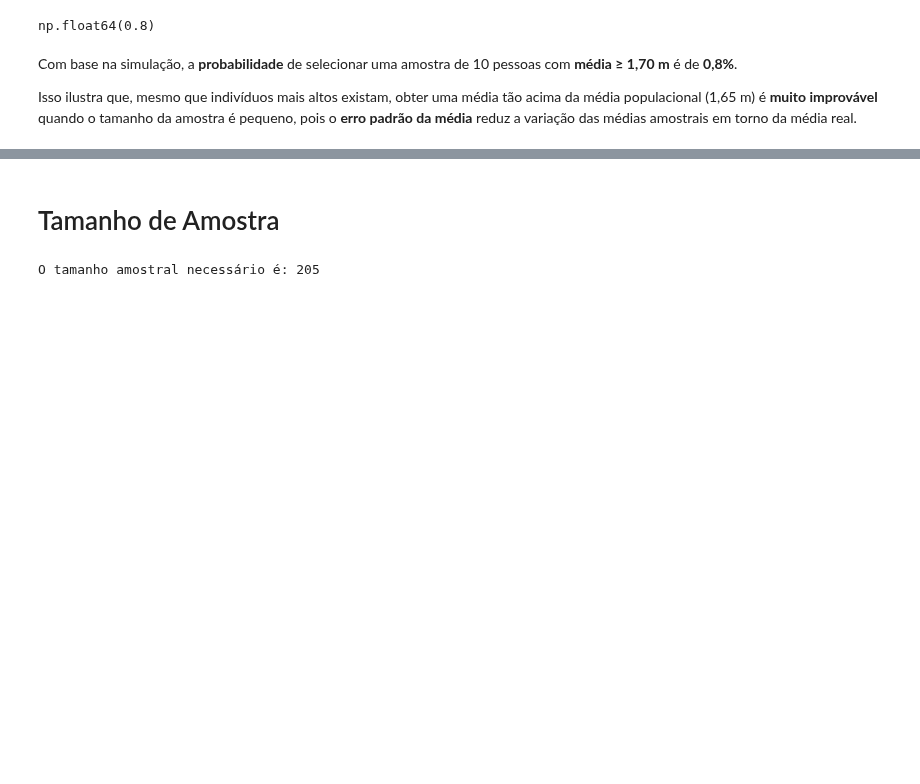
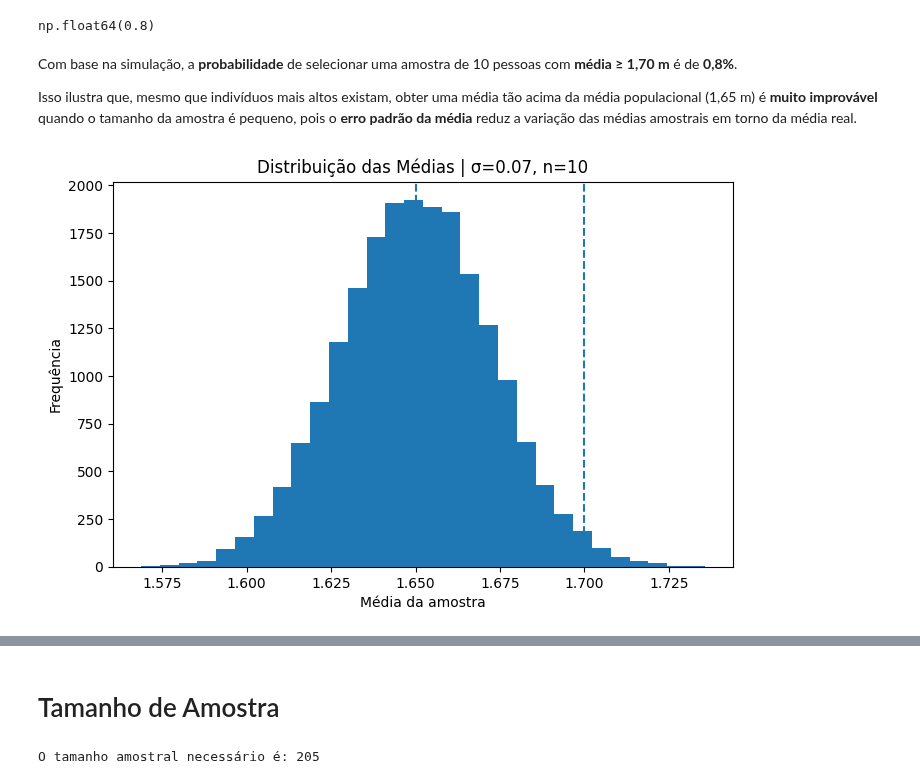
Before and after one commit to Laurentius96/DNC-DataScience, a Jupyter notebook: Materia_7-Estatistica/Aulas/DNC_DSM7_Material_Est_Inf_Distribuicao.ipynb, the cells around one changed output, grey strips where cells are left out. Cells and saved outputs as stored; diff of their text form; code cells hidden in the pictures; blank space fills up the shorter version.

```diff
--- a/Materia_7-Estatistica/Aulas/DNC_DSM7_Material_Est_Inf_Distribuicao.ipynb
+++ b/Materia_7-Estatistica/Aulas/DNC_DSM7_Material_Est_Inf_Distribuicao.ipynb
@@ -713,3 +713,88 @@ np.float64(0.8)
 Com base na simulação, a **probabilidade** de selecionar uma amostra de 10 pessoas com **média ≥ 1,70 m** é de **0,8%**.
 
 Isso ilustra que, mesmo que indivíduos mais altos existam, obter uma média tão acima da média populacional (1,65 m) é **muito improvável** quando o tamanho da amostra é pequeno, pois o **erro padrão da média** reduz a variação das médias amostrais em torno da média real.
+# %%
+import numpy as np
+import matplotlib.pyplot as plt
+from scipy.stats import norm
+import pandas as pd
+
+np.random.seed(42)
+
+mu = 1.65
+sigmas = [0.07, 0.12]  # baixa e alta variabilidade populacional
+ns = [10, 50]
+n_trials = 20000
+
+results = {}
+
+for sigma in sigmas:
+    results[sigma] = {}
+    for n in ns:
+        # Simular distribuição amostral das médias
+        sample_means = np.mean(
+            np.random.normal(loc=mu, scale=sigma, size=(n_trials, n)), axis=1
+        )
+        # Probabilidade empírica da média >= 1.70
+        p_mean_ge_170_sim = np.mean(sample_means >= 1.70)
+
+        # Probabilidade analítica da média >= 1.70 (Normal do TCL)
+        p_mean_ge_170_ana = 1 - norm.cdf(1.70, loc=mu, scale=sigma/np.sqrt(n))
+
+        # Probabilidade de ter pelo menos 1 pessoa >= 1.70
+        p_ind_ge_170 = 1 - norm.cdf(1.70, loc=mu, scale=sigma)    # por indivíduo
+        p_at_least_one_ge_170 = 1 - (1 - p_ind_ge_170)**n         # em n pessoas
+
+        results[sigma][n] = {
+            "p_media_ge_170_sim": p_mean_ge_170_sim,
+            "p_media_ge_170_ana": p_mean_ge_170_ana,
+            "p_pelo_menos_um_ge_170": p_at_least_one_ge_170,
+            "stderr": sigma/np.sqrt(n),
+            "sample_means": sample_means  # para plot
+        }
+
+# Plot 1: sigma=0.07, n=10 vs n=50 (duas figuras distintas)
+for n in ns:
+    sample_means = results[0.07][n]["sample_means"]
+    plt.figure(figsize=(8,5))
+    plt.hist(sample_means, bins=30)
+    plt.axvline(mu, linestyle="dashed")
+    plt.axvline(1.70, linestyle="dashed")
+    plt.title(f"Distribuição das Médias | σ=0.07, n={n}")
+    plt.xlabel("Média da amostra")
+    plt.ylabel("Frequência")
+    plt.show()
+
+# Plot 2: efeito de aumentar σ (mantendo n=10)
+sample_means_sigma_low = results[0.07][10]["sample_means"]
+sample_means_sigma_high = results[0.12][10]["sample_means"]
+
+plt.figure(figsize=(8,5))
+plt.hist(sample_means_sigma_low, bins=30, alpha=0.7, label="σ=0.07")
+plt.hist(sample_means_sigma_high, bins=30, alpha=0.5, label="σ=0.12")
+plt.axvline(mu, linestyle="dashed")
+plt.axvline(1.70, linestyle="dashed")
+plt.title("Comparação: σ baixo vs σ alto (n=10)")
+plt.xlabel("Média da amostra")
+plt.ylabel("Frequência")
+plt.legend()
+plt.show()
+
+# Preparar uma tabela de principais métricas
+summary_rows = []
+for sigma in sigmas:
+    for n in ns:
+        r = results[sigma][n]
+        summary_rows.append({
+            "sigma": sigma,
+            "n": n,
+            "Erro padrão (sigma/sqrt(n))": round(r["stderr"], 4),
+            "P(média ≥ 1.70) - simulação": round(r["p_media_ge_170_sim"], 4),
+            "P(média ≥ 1.70) - analítico": round(r["p_media_ge_170_ana"], 4),
+            "P(≥1 indivíduo ≥ 1.70)": round(r["p_pelo_menos_um_ge_170"], 4)
+        })
+
+summary_df = pd.DataFrame(summary_rows)
+summary_df
+# %% [output]
+[figure, added]
```
Also changed, not shown: parts of 2 cells of this notebook.
